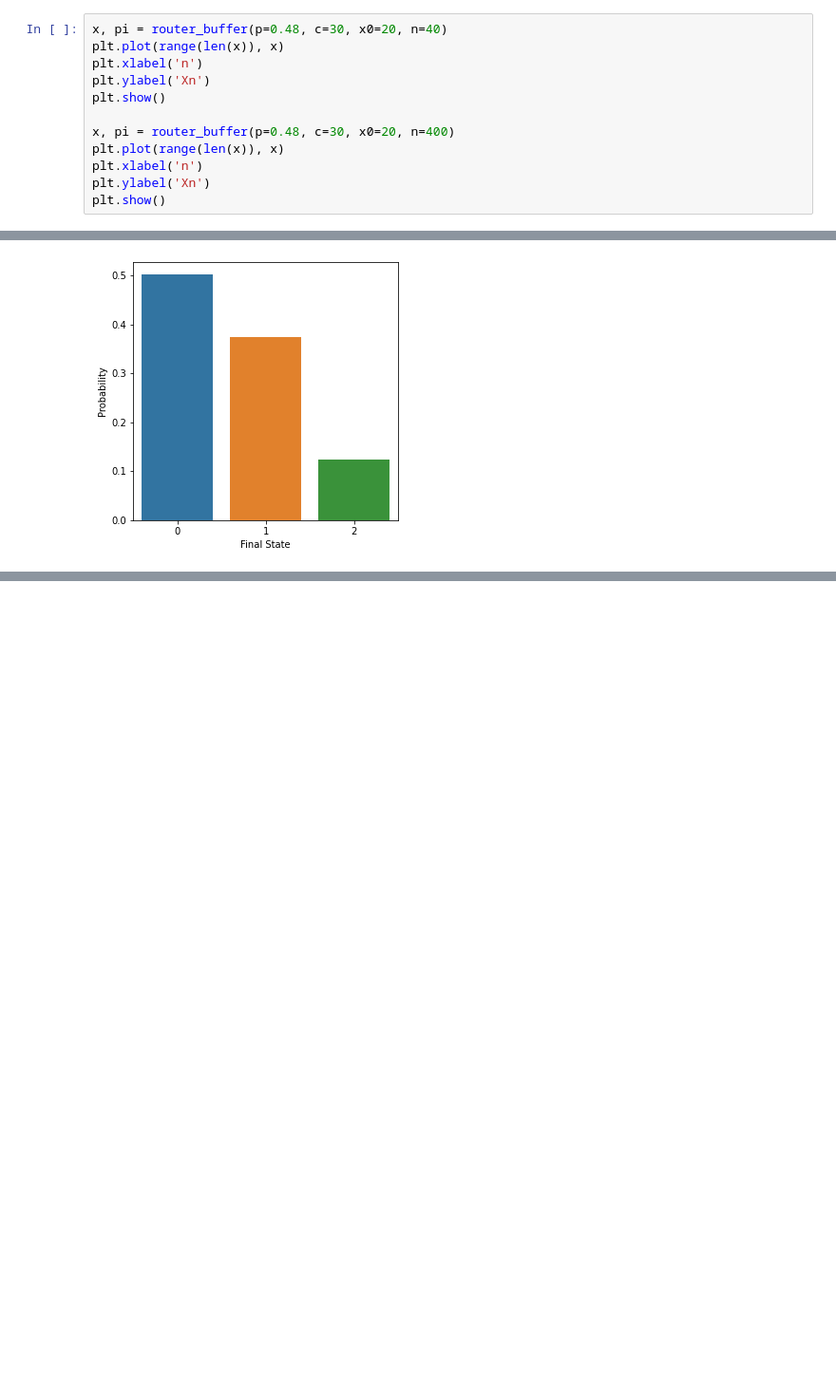
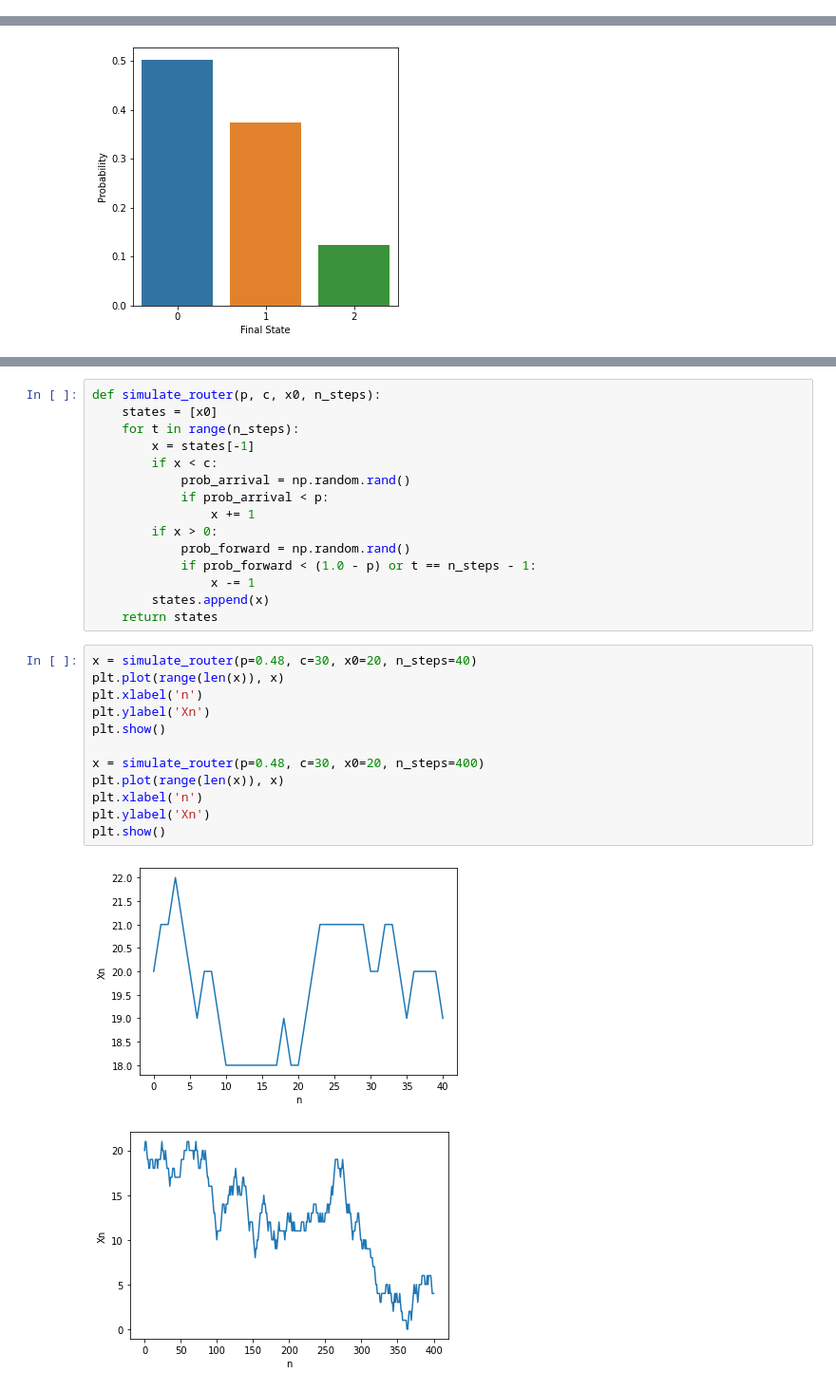
Before and after one commit to smtnkc/stochastic, a Jupyter notebook: examples.ipynb, the cells around one changed output, grey strips where cells are left out. Shown: that part at 95% size. Saved outputs shown, nothing was run; the diff lists cells and outputs as text; blank space fills up the shorter version.

```diff
--- a/examples.ipynb
+++ b/examples.ipynb
@@ -121,12 +111,0 @@ def router_buffer(p, c, x0, n):
-# %%
-x, pi = router_buffer(p=0.48, c=30, x0=20, n=40)
-plt.plot(range(len(x)), x)
-plt.xlabel('n')
-plt.ylabel('Xn')
-plt.show()
-
-x, pi = router_buffer(p=0.48, c=30, x0=20, n=400)
-plt.plot(range(len(x)), x)
-plt.xlabel('n')
-plt.ylabel('Xn')
-plt.show()
@@ -174,0 +171,30 @@ plt.show()
+# %%
+def simulate_router(p, c, x0, n_steps):
+    states = [x0]
+    for t in range(n_steps):
+        x = states[-1]
+        if x < c:
+            prob_arrival = np.random.rand()
+            if prob_arrival < p:
+                x += 1
+        if x > 0:
+            prob_forward = np.random.rand()
+            if prob_forward < (1.0 - p) or t == n_steps - 1:
+                x -= 1
+        states.append(x)
+    return states
+# %%
+x = simulate_router(p=0.48, c=30, x0=20, n_steps=40)
+plt.plot(range(len(x)), x)
+plt.xlabel('n')
+plt.ylabel('Xn')
+plt.show()
+
+x = simulate_router(p=0.48, c=30, x0=20, n_steps=400)
+plt.plot(range(len(x)), x)
+plt.xlabel('n')
+plt.ylabel('Xn')
+plt.show()
+# %% [output]
+[figure, added]
+[figure, added]
```
Also changed, not shown: parts of 18 cells of this notebook.
